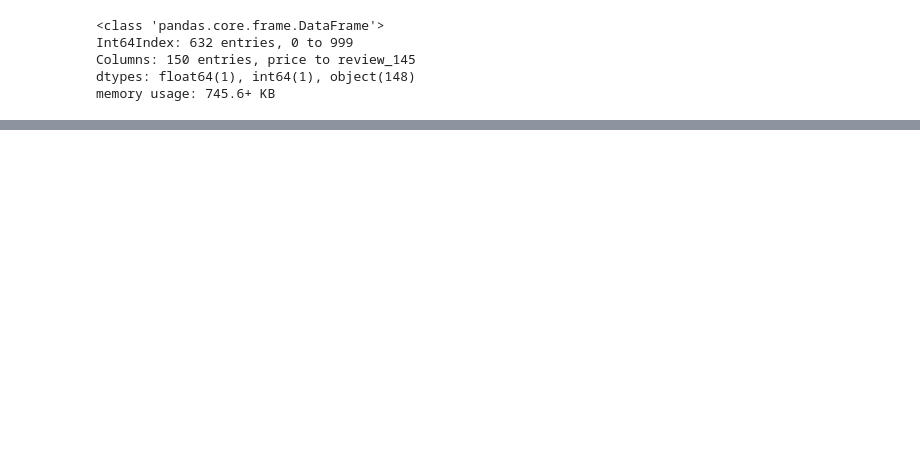
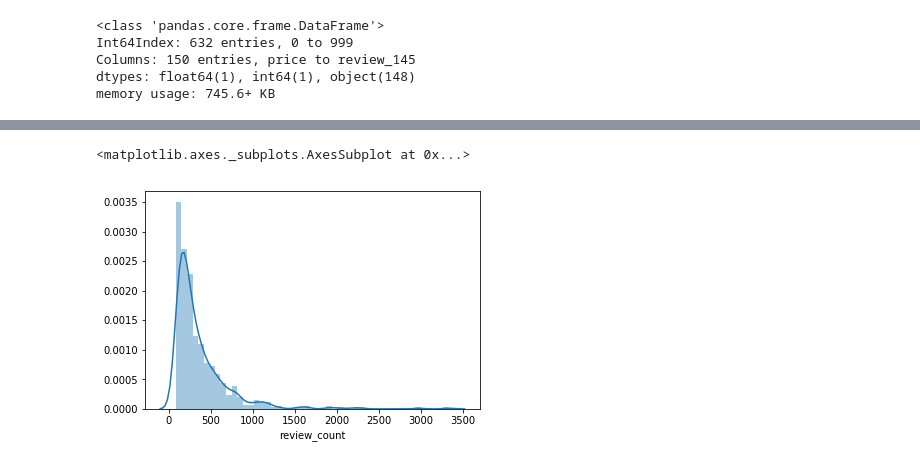
Before and after one commit to hamiltonchangcodes/final_project, a Jupyter notebook: EDA_Queens2.ipynb, the cells around one changed output, grey strips where cells are left out. Saved outputs shown, nothing was run; the diff lists cells and outputs as text; code cells hidden in the pictures; blank space fills up the shorter version.

```diff
--- a/EDA_Queens2.ipynb
+++ b/EDA_Queens2.ipynb
@@ -183,0 +243,5 @@ df.loc[df['review_count']>1000]
+# %%
+sns.distplot(df.review_count)
+# %% [output]
+<matplotlib.axes._subplots.AxesSubplot at 0x...>
+[figure, added]
```
Also changed, not shown: parts of 11 cells of this notebook, 15 other files.
